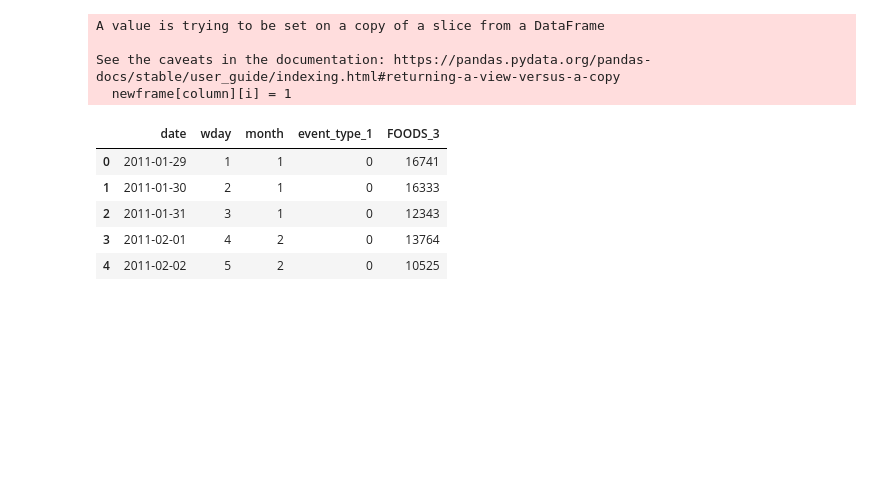
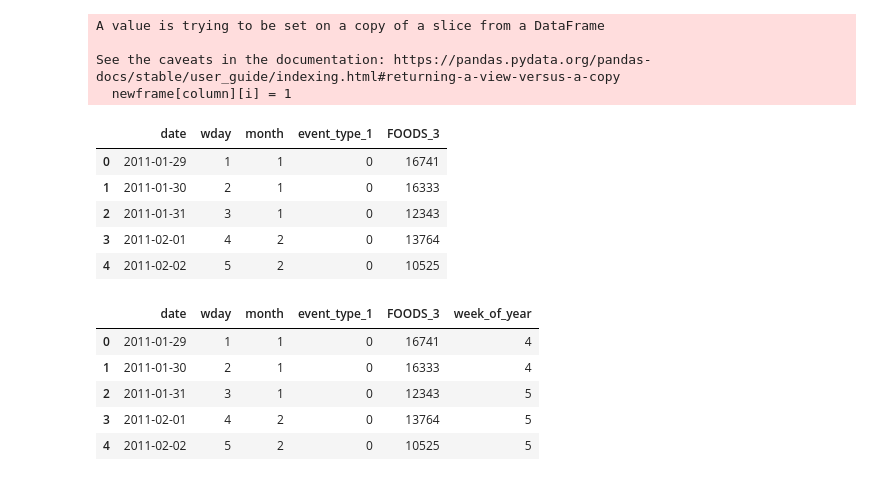
Before and after one commit to sithankanna/hts-forecast, a Jupyter notebook: notebooks/003-EK-model.ipynb, the cells around one changed output. Saved outputs shown, nothing was run; the diff lists cells and outputs as text; code cells hidden in the pictures; blank space fills up the shorter version.

Commit message:
Add week of year function

```diff
--- a/notebooks/003-EK-model.ipynb
+++ b/notebooks/003-EK-model.ipynb
@@ -46,6 +47,16 @@ def events_encode(frame, column):
         if type(frame[column][i])==str:
             newframe[column][i] = 1
     return newframe
+# %%
+#Add week of year feature
+def week_of_year(frame):
+    newframe = pd.DataFrame()
+    newframe['week_of_year'] = np.arange(len(frame))
+    for i in range(len(frame)):
+        newframe.week_of_year[i] = frame.date[i].isocalendar()[1]
+    newframe2 = frame.copy()
+    newframe2['week_of_year'] = newframe
+    return newframe2
 # %%
 #ETSmodel prediction feature
 def ETS_predict(frame, column, no_of_days, start_date, end_date):
@@ -187,6 +179,16 @@ See the caveats in the documentation: https://pandas.pydata.org/pandas-docs/stab
 | 2 | 2011-01-31 | 3 | 1 | 0 | 12343 |
 | 3 | 2011-02-01 | 4 | 2 | 0 | 13764 |
 | 4 | 2011-02-02 | 5 | 2 | 0 | 10525 |
+# %%
+df7 = week_of_year(df6)
+df7.head()
+# %% [output]
+|  | date | wday | month | event_type_1 | FOODS_3 | week_of_year |
+| 0 | 2011-01-29 | 1 | 1 | 0 | 16741 | 4 |
+| 1 | 2011-01-30 | 2 | 1 | 0 | 16333 | 4 |
+| 2 | 2011-01-31 | 3 | 1 | 0 | 12343 | 5 |
+| 3 | 2011-02-01 | 4 | 2 | 0 | 13764 | 5 |
+| 4 | 2011-02-02 | 5 | 2 | 0 | 10525 | 5 |
 # %%
 fit = ETS_predict(df6, 'FOODS_3', 60, '2016-03-22', '2016-05-22')
 fit
```
Also changed, not shown: parts of 7 cells of this notebook.
